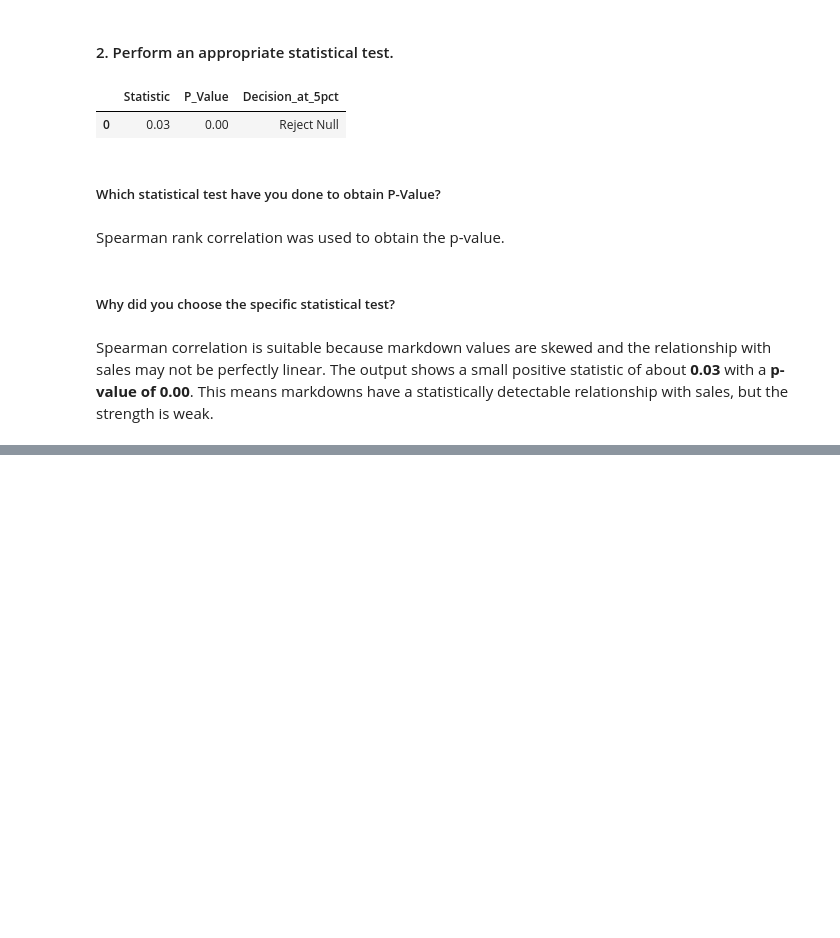
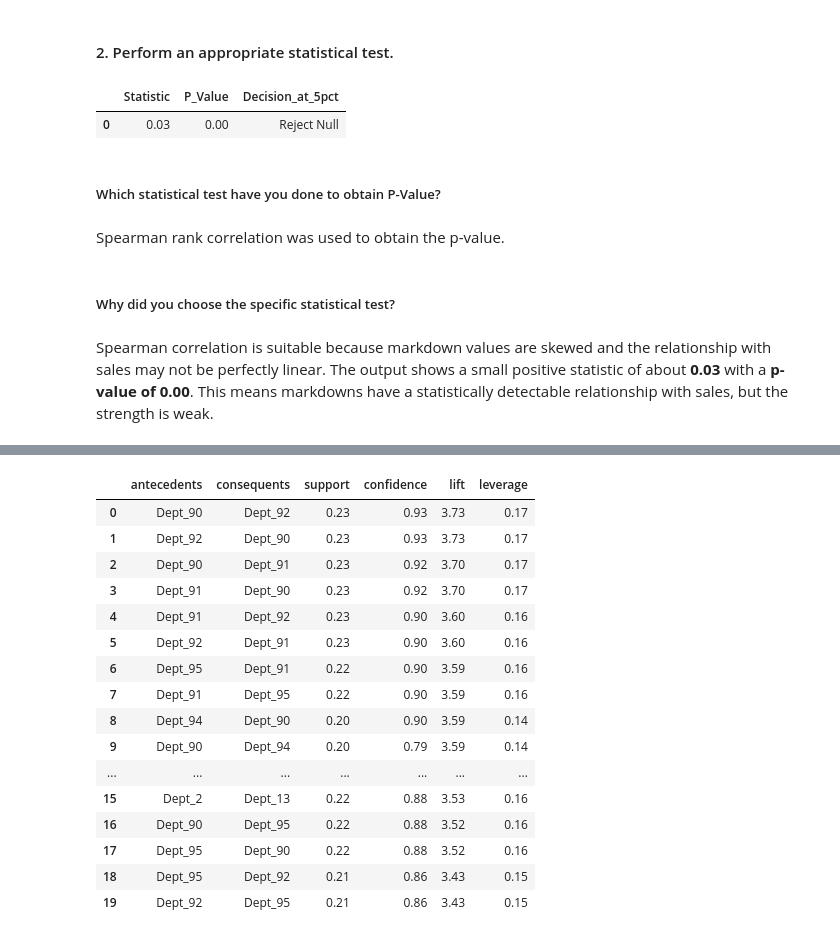
Before and after one commit to I-AM-PRASHANT-VERMA/Almabetter---Integrated-Retail-Analytics-for-Store-Optimization-, a Jupyter notebook: Integrated Retail Analytics for Store Optimization.ipynb, the cells around one changed output, grey strips where cells are left out. Drawn from its saved outputs; the diff is of its cells as text; code cells hidden in the pictures; blank space fills up the shorter version.

```diff
--- a/Integrated Retail Analytics for Store Optimization.ipynb
+++ b/Integrated Retail Analytics for Store Optimization.ipynb
@@ -1433,0 +2486,90 @@ Spearman correlation is suitable because markdown values are skewed and the rela
+# %%
+# Code Cell 42: Build proxy basket rules from high-demand departments using Apriori.
+
+# One basket means one store-week; one item means a department with high demand in that week.
+store_week_department_sales = retail_model_df.groupby(
+    ["Store", "Date", "Dept"],
+    as_index=False,
+).agg(
+    Weekly_Sales=("Weekly_Sales_Clean", "sum"),
+)
+
+# Limit to top departments so the proxy basket remains focused and fast in Colab.
+top_departments = store_week_department_sales.groupby("Dept")["Weekly_Sales"].sum().nlargest(12).index
+basket_source_df = store_week_department_sales[
+    store_week_department_sales["Dept"].isin(top_departments)
+].copy()
+
+# A department becomes active when its store-week sales are above its own upper-quartile threshold.
+basket_source_df["Dept_Threshold"] = basket_source_df.groupby("Dept")["Weekly_Sales"].transform(
+    lambda series: series.quantile(0.75)
+)
+
+basket_source_df["Active_Department"] = basket_source_df["Weekly_Sales"] >= basket_source_df["Dept_Threshold"]
+basket_source_df["Basket_ID"] = basket_source_df["Store"].astype(str) + "_" + basket_source_df["Date"].dt.strftime("%Y-%m-%d")
+basket_source_df["Department_Item"] = "Dept_" + basket_source_df["Dept"].astype(str)
+
+basket_matrix = basket_source_df.pivot_table(
+    index="Basket_ID",
+    columns="Department_Item",
+    values="Active_Department",
+    aggfunc="max",
+    fill_value=False,
+).astype(bool)
+
+# Apriori finds frequent department combinations from the proxy basket matrix.
+frequent_itemsets_df = apriori(
+    basket_matrix,
+    min_support=0.05,
+    use_colnames=True,
+)
+
+# Association rules provide support, confidence, lift, and leverage for interpretation.
+association_rules_df = association_rules(
+    frequent_itemsets_df,
+    metric="lift",
+    min_threshold=1.0,
+)
+
+# Keep simple one-to-one department rules so the final table remains easy to explain.
+association_rules_df = association_rules_df[
+    association_rules_df["antecedents"].apply(len).eq(1)
+    & association_rules_df["consequents"].apply(len).eq(1)
+].copy()
+
+
+def format_itemset(itemset):
+    return ", ".join(sorted(str(item) for item in itemset))
+
+
+association_rules_df["antecedents"] = association_rules_df["antecedents"].apply(format_itemset)
+association_rules_df["consequents"] = association_rules_df["consequents"].apply(format_itemset)
+
+association_rules_top_df = association_rules_df[
+    ["antecedents", "consequents", "support", "confidence", "lift", "leverage"]
+].sort_values(
+    ["lift", "confidence", "support"],
+    ascending=False,
+).head(20).reset_index(drop=True)
+
+association_rules_top_df.to_csv(OUTPUT_DIR / "association_rules_top.csv", index=False)
+
+display(association_rules_top_df)
+# %% [output]
+|  | antecedents | consequents | support | confidence | lift | leverage |
+| 0 | Dept_90 | Dept_92 | 0.23 | 0.93 | 3.73 | 0.17 |
+| 1 | Dept_92 | Dept_90 | 0.23 | 0.93 | 3.73 | 0.17 |
+| 2 | Dept_90 | Dept_91 | 0.23 | 0.92 | 3.70 | 0.17 |
+| 3 | Dept_91 | Dept_90 | 0.23 | 0.92 | 3.70 | 0.17 |
+| 4 | Dept_91 | Dept_92 | 0.23 | 0.90 | 3.60 | 0.16 |
+| 5 | Dept_92 | Dept_91 | 0.23 | 0.90 | 3.60 | 0.16 |
+| 6 | Dept_95 | Dept_91 | 0.22 | 0.90 | 3.59 | 0.16 |
+| 7 | Dept_91 | Dept_95 | 0.22 | 0.90 | 3.59 | 0.16 |
+| 8 | Dept_94 | Dept_90 | 0.20 | 0.90 | 3.59 | 0.14 |
+| 9 | Dept_90 | Dept_94 | 0.20 | 0.79 | 3.59 | 0.14 |
+| ... | ... | ... | ... | ... | ... | ... |
+| 15 | Dept_2 | Dept_13 | 0.22 | 0.88 | 3.53 | 0.16 |
+| 16 | Dept_90 | Dept_95 | 0.22 | 0.88 | 3.52 | 0.16 |
+| 17 | Dept_95 | Dept_90 | 0.22 | 0.88 | 3.52 | 0.16 |
+| 18 | Dept_95 | Dept_92 | 0.21 | 0.86 | 3.43 | 0.15 |
+| 19 | Dept_92 | Dept_95 | 0.21 | 0.86 | 3.43 | 0.15 |
```
Also changed, not shown: parts of 52 cells of this notebook.
